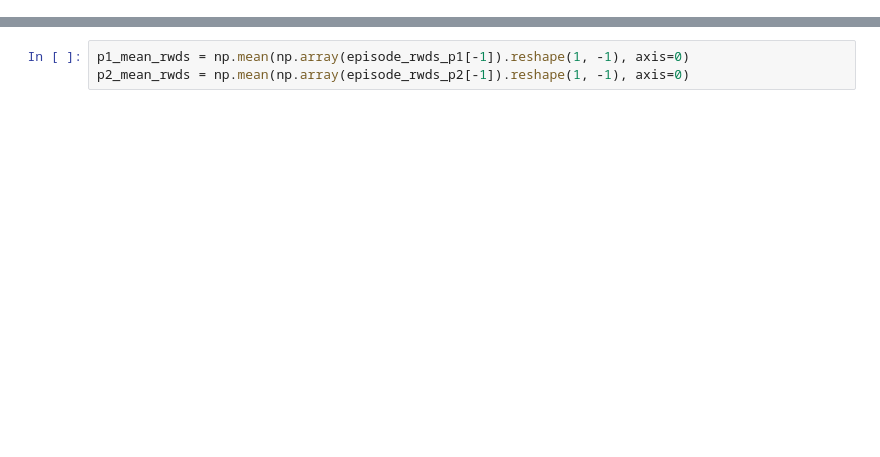
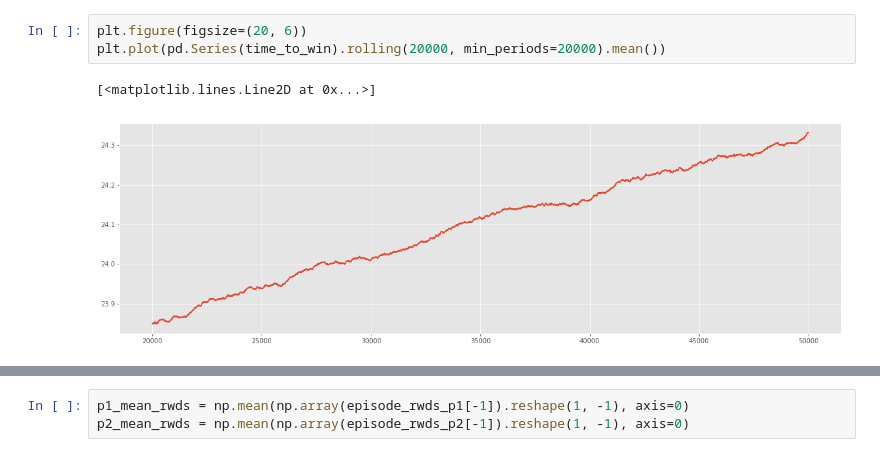
Before and after one commit to malhotra-sidharth/game-of-ur-reinforcement-learning, a Jupyter notebook: Agent-Training-Monte-Carlo.ipynb, the cells around one changed output, grey strips where cells are left out. Drawn from its saved outputs; the diff is of its cells as text; blank space fills up the shorter version.

```diff
--- a/Agent-Training-Monte-Carlo.ipynb
+++ b/Agent-Training-Monte-Carlo.ipynb
@@ -192,0 +248,6 @@ Run:  1
+# %%
+plt.figure(figsize=(20, 6))
+plt.plot(pd.Series(time_to_win).rolling(20000, min_periods=20000).mean())
+# %% [output]
+[<matplotlib.lines.Line2D at 0x...>]
+[figure, added]
```
Also changed, not shown: parts of 22 cells of this notebook, 15 other files.
